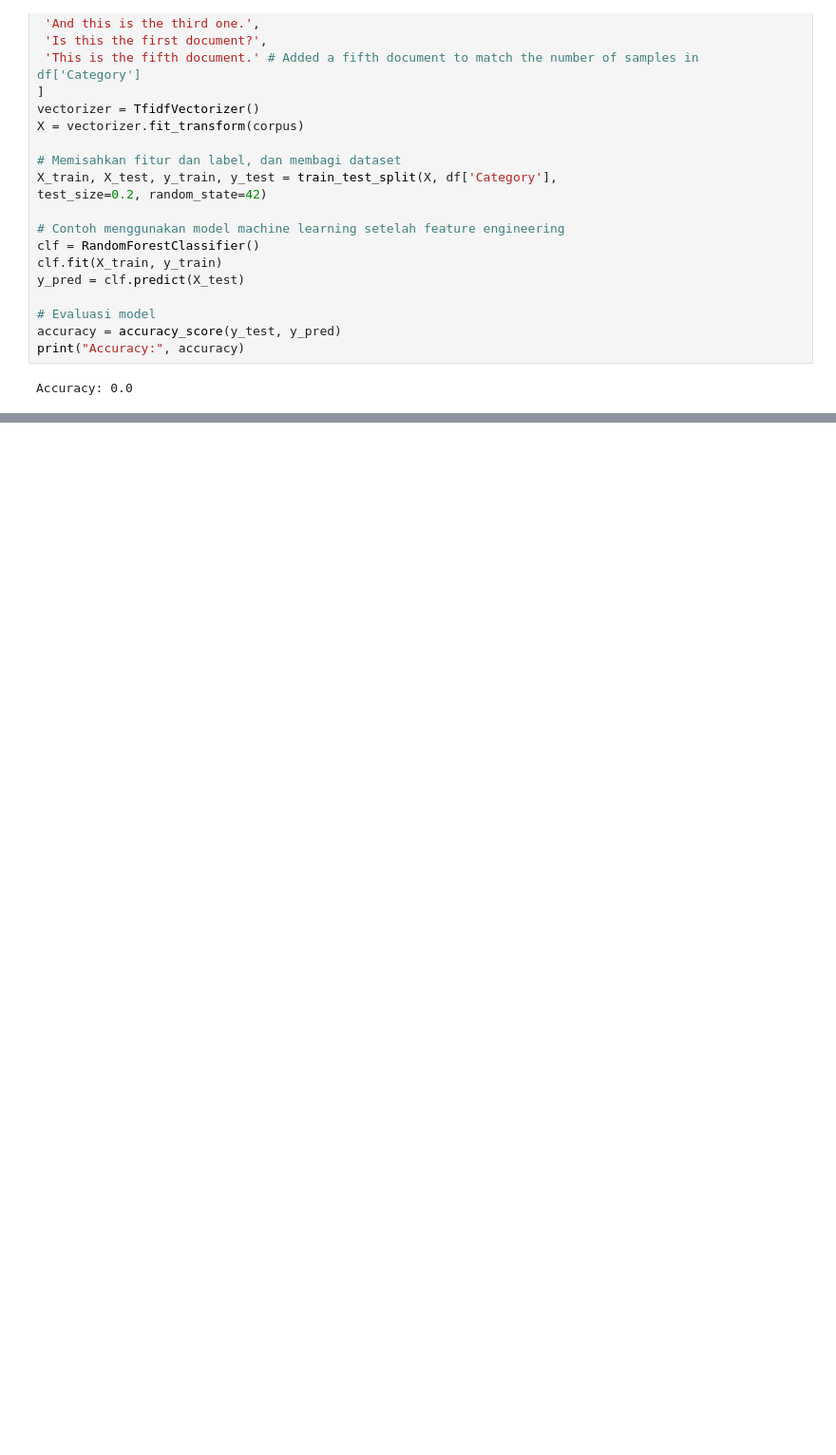
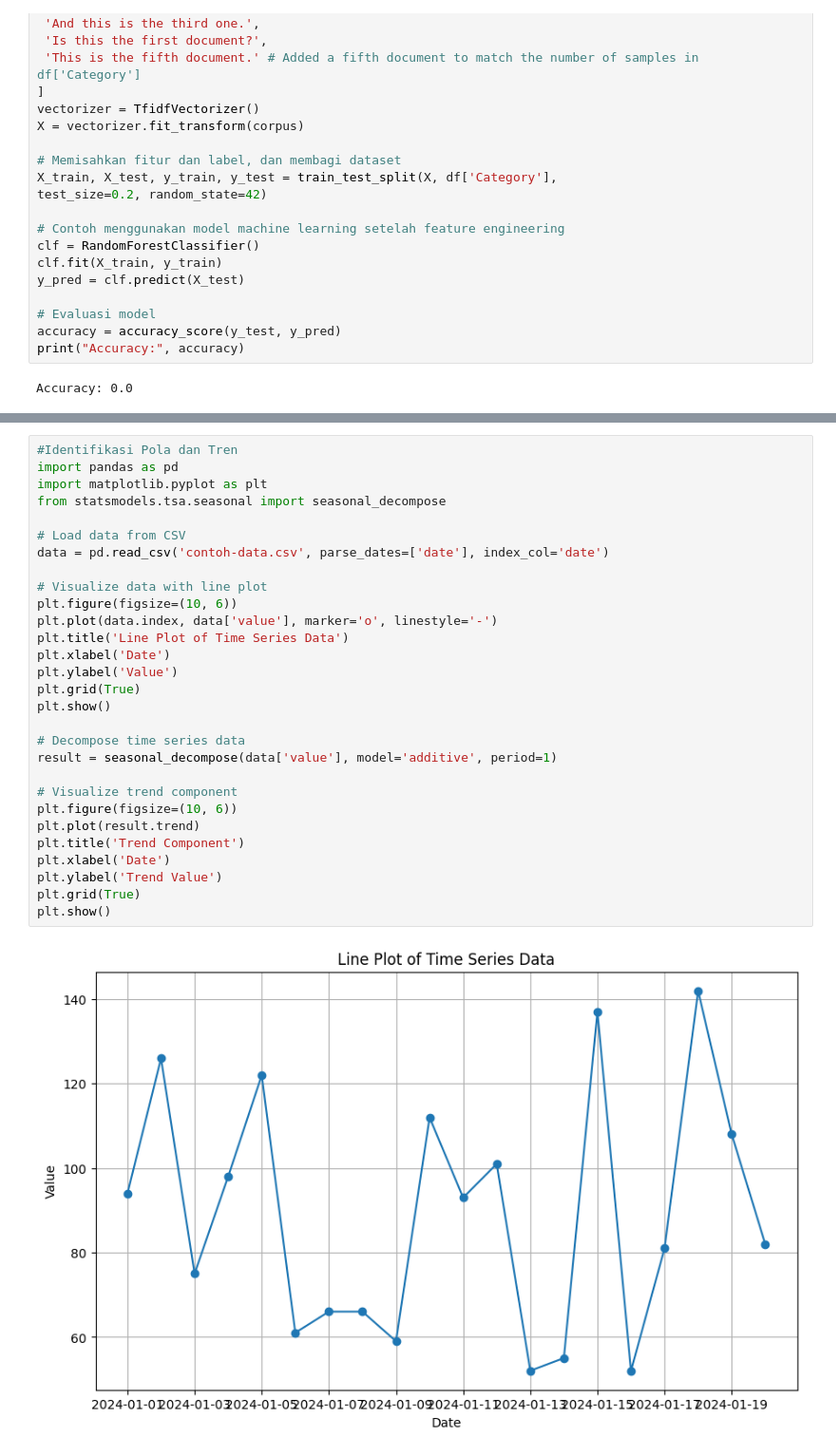
Before and after one commit to jovankasabilap/Machine-Learning, a Jupyter notebook: Jobsheet 6/Analisis Dataset.ipynb, the cells around one changed output, grey strips where cells are left out. Shown: that part at 95% size. Drawn from its saved outputs; the diff is of its cells as text; blank space fills up the shorter version.

```diff
--- a/Jobsheet 6/Analisis Dataset.ipynb
+++ b/Jobsheet 6/Analisis Dataset.ipynb
@@ -95,0 +218,31 @@ AttributeError: `np.sctypes` was removed in the NumPy 2.0 release. Access dtypes
+# %%
+#Identifikasi Pola dan Tren
+import pandas as pd
+import matplotlib.pyplot as plt
+from statsmodels.tsa.seasonal import seasonal_decompose
+
+# Load data from CSV
+data = pd.read_csv('contoh-data.csv', parse_dates=['date'], index_col='date')
+
+# Visualize data with line plot
+plt.figure(figsize=(10, 6))
+plt.plot(data.index, data['value'], marker='o', linestyle='-')
+plt.title('Line Plot of Time Series Data')
+plt.xlabel('Date')
+plt.ylabel('Value')
+plt.grid(True)
+plt.show()
+
+# Decompose time series data
+result = seasonal_decompose(data['value'], model='additive', period=1)
+
+# Visualize trend component
+plt.figure(figsize=(10, 6))
+plt.plot(result.trend)
+plt.title('Trend Component')
+plt.xlabel('Date')
+plt.ylabel('Trend Value')
+plt.grid(True)
+plt.show()
+# %% [output]
+[figure, added]
```
Also changed, not shown: parts of 7 cells of this notebook.
